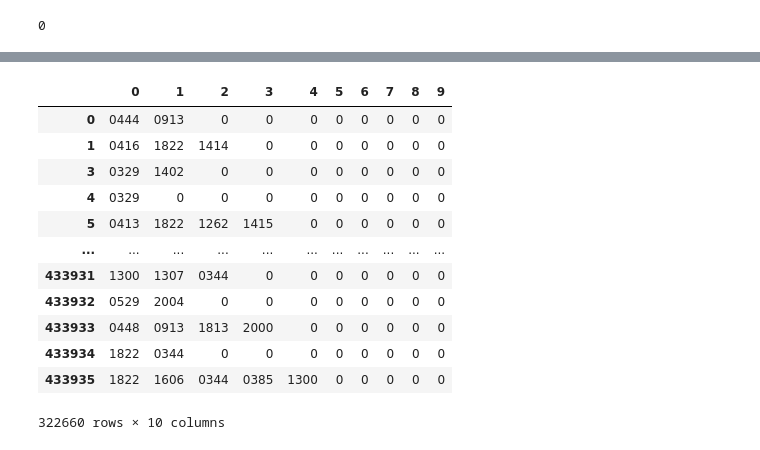
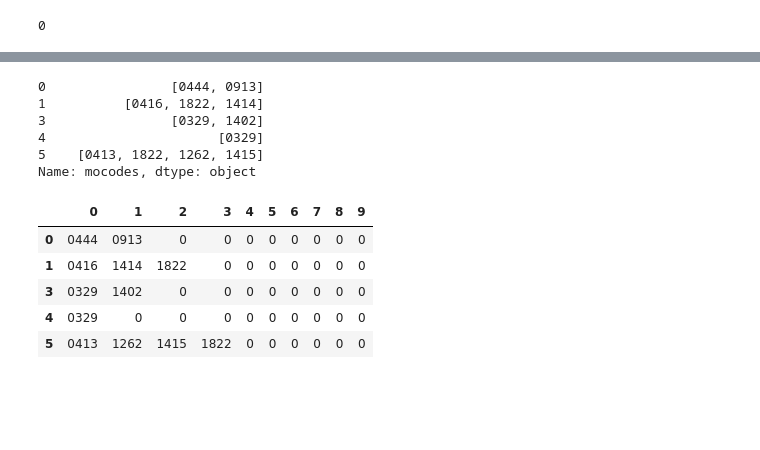
Before and after one commit to orj93/final_proyect_crime, a Jupyter notebook: src/EDA.ipynb, the cells around one changed output, grey strips where cells are left out. Cells and saved outputs as stored; diff of their text form; code cells hidden in the pictures; blank space fills up the shorter version.

```diff
--- a/src/EDA.ipynb
+++ b/src/EDA.ipynb
@@ -749,23 +722,27 @@ lon
+# %%
+total_data['mocodes'].head()
+# %% [output]
+0                [0444, 0913]
+1          [0416, 1822, 1414]
+3                [0329, 1402]
+4                      [0329]
+5    [0413, 1822, 1262, 1415]
+Name: mocodes, dtype: object
+# %%
+total_data['mocodes']=total_data['mocodes'].apply(lambda x: sorted(x))
 # %%
 mocodes_expanded = total_data["mocodes"].apply(pd.Series)
 # %%
 mocodes_expanded.fillna("0", inplace=True)
 # %%
-mocodes_expanded
+mocodes_expanded.head()
 # %% [output]
 |  | 0 | 1 | 2 | 3 | 4 | 5 | 6 | 7 | 8 | 9 |
 | 0 | 0444 | 0913 | 0 | 0 | 0 | 0 | 0 | 0 | 0 | 0 |
-| 1 | 0416 | 1822 | 1414 | 0 | 0 | 0 | 0 | 0 | 0 | 0 |
+| 1 | 0416 | 1414 | 1822 | 0 | 0 | 0 | 0 | 0 | 0 | 0 |
 | 3 | 0329 | 1402 | 0 | 0 | 0 | 0 | 0 | 0 | 0 | 0 |
 | 4 | 0329 | 0 | 0 | 0 | 0 | 0 | 0 | 0 | 0 | 0 |
-| 5 | 0413 | 1822 | 1262 | 1415 | 0 | 0 | 0 | 0 | 0 | 0 |
-| ... | ... | ... | ... | ... | ... | ... | ... | ... | ... | ... |
-| 433931 | 1300 | 1307 | 0344 | 0 | 0 | 0 | 0 | 0 | 0 | 0 |
-| 433932 | 0529 | 2004 | 0 | 0 | 0 | 0 | 0 | 0 | 0 | 0 |
-| 433933 | 0448 | 0913 | 1813 | 2000 | 0 | 0 | 0 | 0 | 0 | 0 |
-| 433934 | 1822 | 0344 | 0 | 0 | 0 | 0 | 0 | 0 | 0 | 0 |
-| 433935 | 1822 | 1606 | 0344 | 0385 | 1300 | 0 | 0 | 0 | 0 | 0 |
+| 5 | 0413 | 1262 | 1415 | 1822 | 0 | 0 | 0 | 0 | 0 | 0 |
-322660 rows × 10 columns
 # %%
 nueva_fila = {'code':'0','modus_operandi':" "}
 df_nueva_fila = pd.DataFrame([nueva_fila])
```
Also changed, not shown: parts of 44 cells of this notebook.
